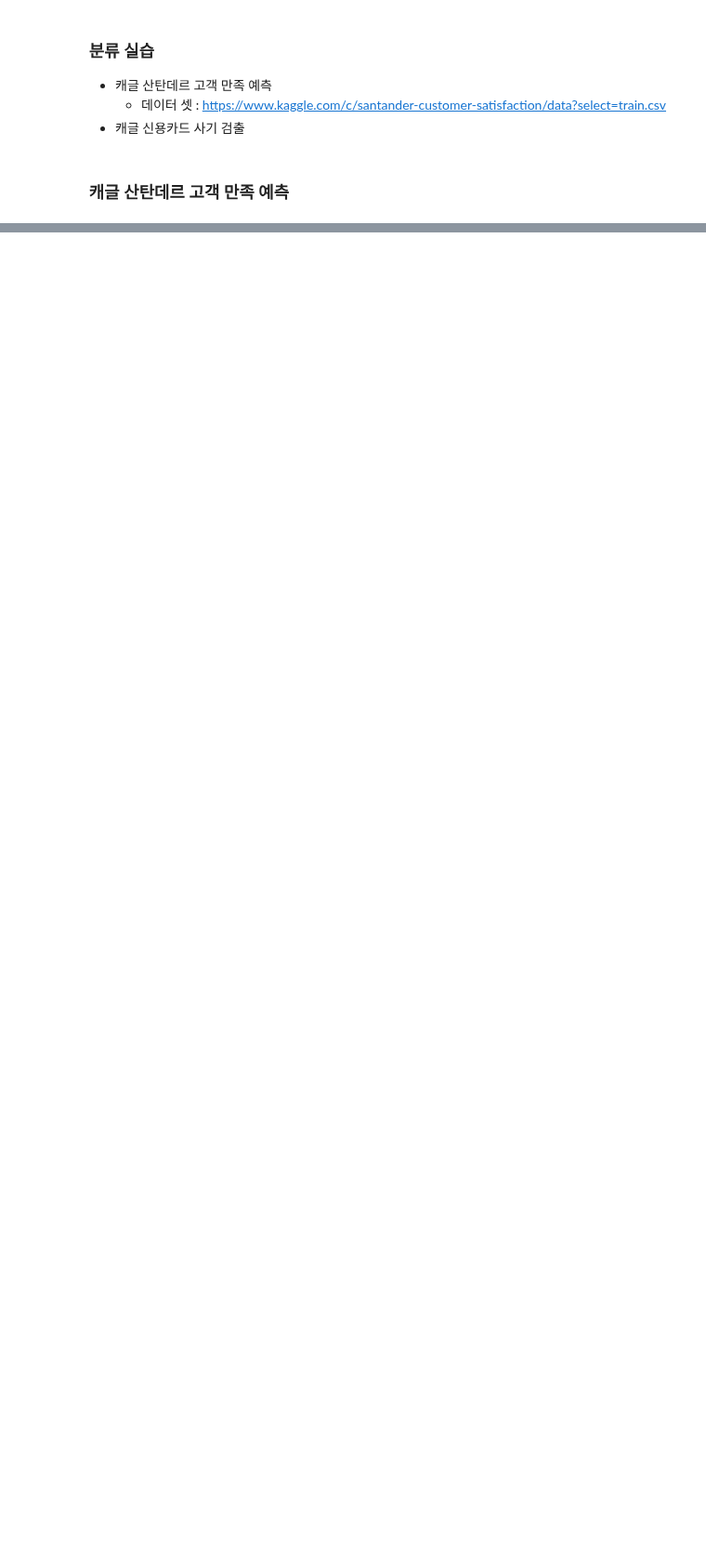
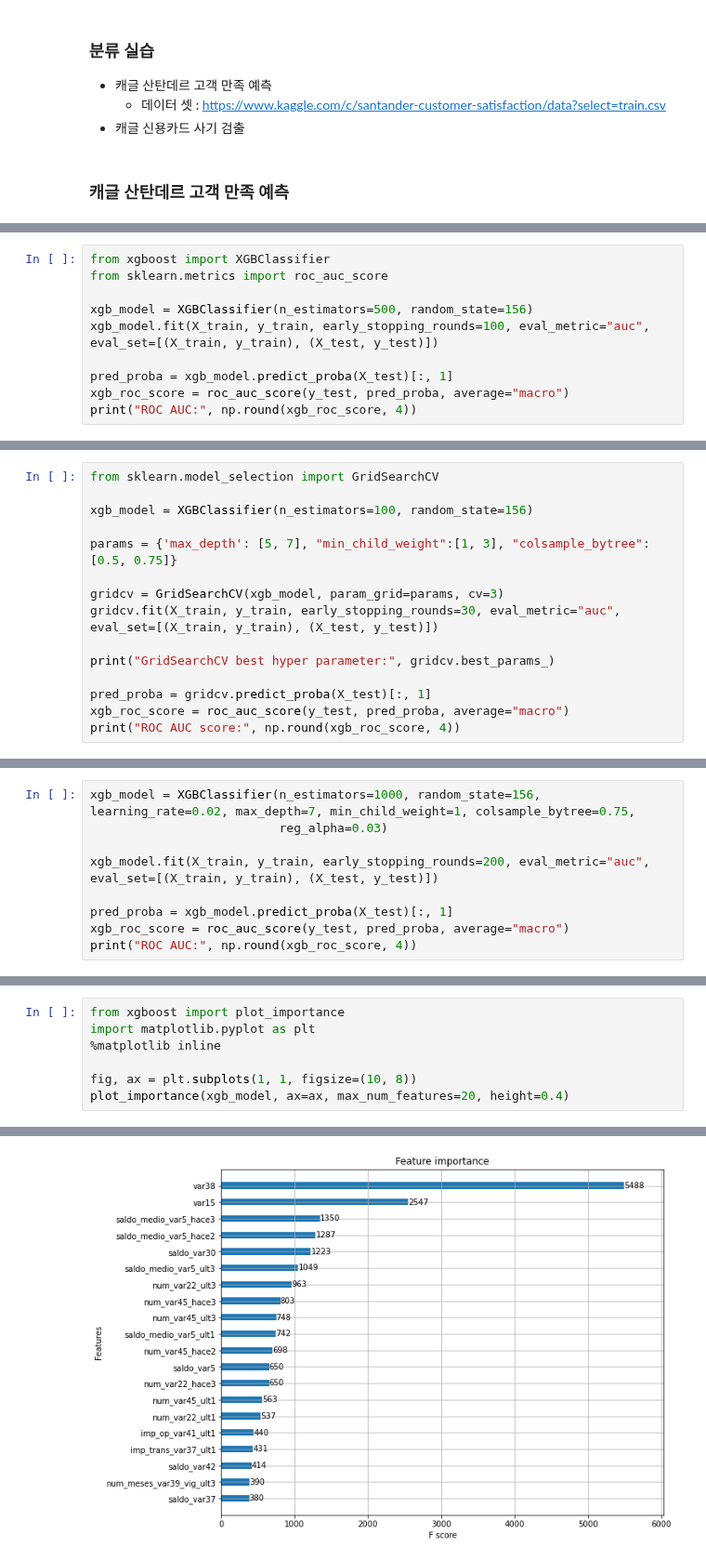
Before and after one commit to SimplePro/pythonMachineLearning, a Jupyter notebook: sklearn_tutorials/sklearn_tutorial.ipynb, the cells around one changed output, grey strips where cells are left out. Shown at 93% size. Cells and saved outputs as stored; diff of their text form; blank space fills up the shorter version.

```diff
--- a/sklearn_tutorials/sklearn_tutorial.ipynb
+++ b/sklearn_tutorials/sklearn_tutorial.ipynb
@@ -1873,0 +1957,10 @@ plot_importance(lgbm_wrapper, ax=ax)
+# %%
+from xgboost import XGBClassifier
+from sklearn.metrics import roc_auc_score
+
+xgb_model = XGBClassifier(n_estimators=500, random_state=156)
+xgb_model.fit(X_train, y_train, early_stopping_rounds=100, eval_metric="auc", eval_set=[(X_train, y_train), (X_test, y_test)])
+
+pred_proba = xgb_model.predict_proba(X_test)[:, 1]
+xgb_roc_score = roc_auc_score(y_test, pred_proba, average="macro")
+print("ROC AUC:", np.round(xgb_roc_score, 4))
@@ -1873,0 +1985,15 @@ plot_importance(lgbm_wrapper, ax=ax)
+# %%
+from sklearn.model_selection import GridSearchCV
+
+xgb_model = XGBClassifier(n_estimators=100, random_state=156)
+
+params = {'max_depth': [5, 7], "min_child_weight":[1, 3], "colsample_bytree":[0.5, 0.75]}
+
+gridcv = GridSearchCV(xgb_model, param_grid=params, cv=3)
+gridcv.fit(X_train, y_train, early_stopping_rounds=30, eval_metric="auc", eval_set=[(X_train, y_train), (X_test, y_test)])
+
+print("GridSearchCV best hyper parameter:", gridcv.best_params_)
+
+pred_proba = gridcv.predict_proba(X_test)[:, 1]
+xgb_roc_score = roc_auc_score(y_test, pred_proba, average="macro")
+print("ROC AUC score:", np.round(xgb_roc_score, 4))
@@ -1873,0 +2018,9 @@ plot_importance(lgbm_wrapper, ax=ax)
+# %%
+xgb_model = XGBClassifier(n_estimators=1000, random_state=156, learning_rate=0.02, max_depth=7, min_child_weight=1, colsample_bytree=0.75,
+                          reg_alpha=0.03)
+
+xgb_model.fit(X_train, y_train, early_stopping_rounds=200, eval_metric="auc", eval_set=[(X_train, y_train), (X_test, y_test)])
+
+pred_proba = xgb_model.predict_proba(X_test)[:, 1]
+xgb_roc_score = roc_auc_score(y_test, pred_proba, average="macro")
+print("ROC AUC:", np.round(xgb_roc_score, 4))
@@ -1873,0 +2045,8 @@ plot_importance(lgbm_wrapper, ax=ax)
+# %%
+from xgboost import plot_importance
+import matplotlib.pyplot as plt
+%matplotlib inline
+
+fig, ax = plt.subplots(1, 1, figsize=(10, 8))
+plot_importance(xgb_model, ax=ax, max_num_features=20, height=0.4)
+# %% [output]
@@ -1873,0 +2054 @@ plot_importance(lgbm_wrapper, ax=ax)
+[figure, added]
```
Also changed, not shown: parts of 10 cells of this notebook.
